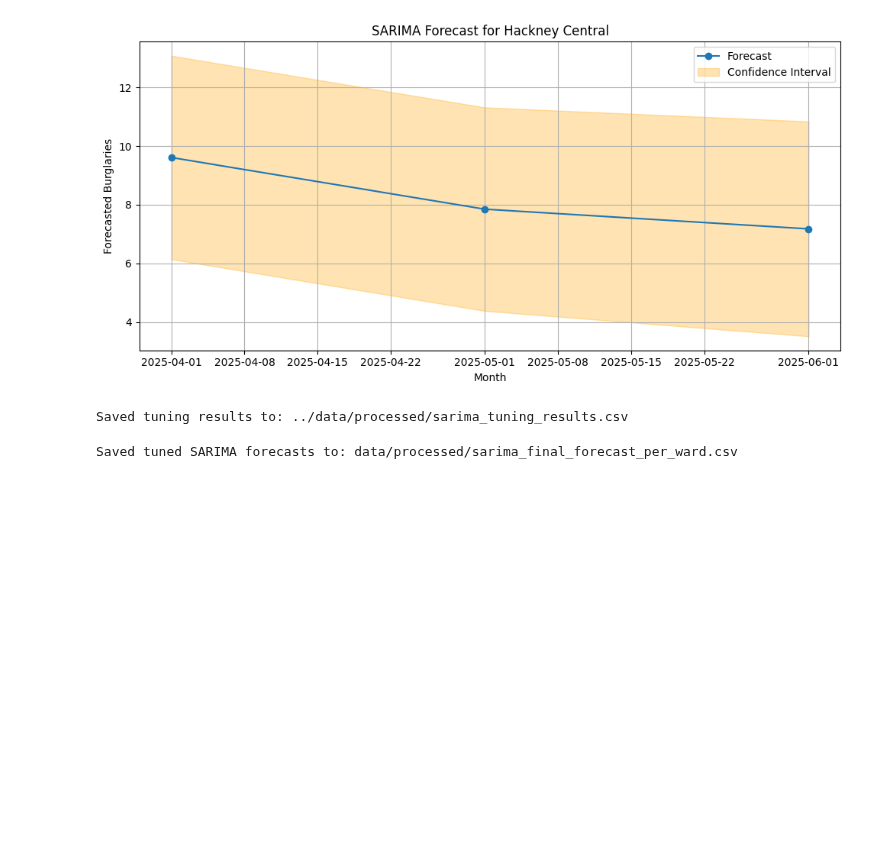
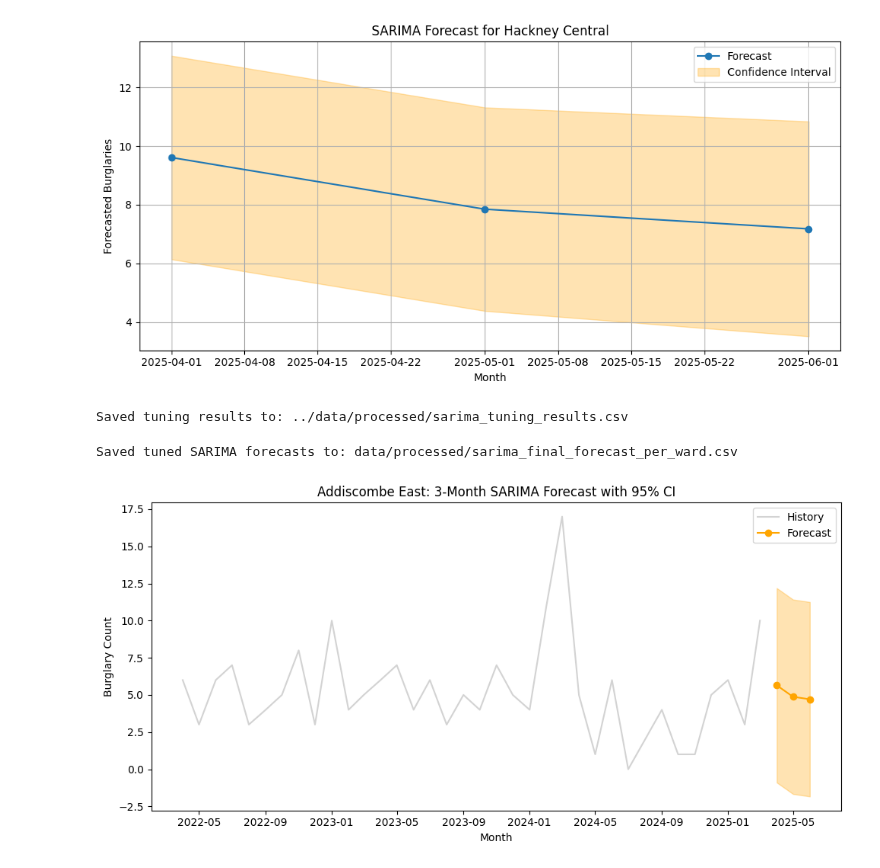
Before and after one commit to NikiPanayotov04/CBL---data-science-project, a Jupyter notebook: src/Sarima.ipynb, the cells around one changed output. Drawn from its saved outputs; the diff is of its cells as text; code cells hidden in the pictures; blank space fills up the shorter version.

```diff
--- a/src/Sarima.ipynb
+++ b/src/Sarima.ipynb
@@ -395,3 +395,34 @@ df_final.to_csv(
 print("Saved tuned SARIMA forecasts to: data/processed/sarima_final_forecast_per_ward.csv")
 # %% [output]
 Saved tuned SARIMA forecasts to: data/processed/sarima_final_forecast_per_ward.csv
+# %%
+# Three‐month forecast with 95% confidence intervals
+forecast_horizon = 3
+last_month = ward_ts.index.max()
+future_months = pd.date_range(
+    start=last_month + pd.offsets.MonthBegin(1),
+    periods=forecast_horizon,
+    freq="MS"
+)
+
+fc = res.get_forecast(steps=forecast_horizon).summary_frame()
+fc["Month"] = future_months
+
+plt.figure(figsize=(10, 5))
+plt.plot(ward_ts, label="History", color="lightgray")
+plt.plot(fc["Month"], fc["mean"], label="Forecast", color="orange", marker="o")
+plt.fill_between(
+    fc["Month"],
+    fc["mean_ci_lower"],
+    fc["mean_ci_upper"],
+    color="orange",
+    alpha=0.3
+)
+plt.title(f"{ward_name}: 3-Month SARIMA Forecast with 95% CI")
+plt.ylabel("Burglary Count")
+plt.xlabel("Month")
+plt.legend()
+plt.tight_layout()
+plt.show()
+# %% [output]
+[figure, added]
```
Also changed, not shown: parts of 1 cell of this notebook.
